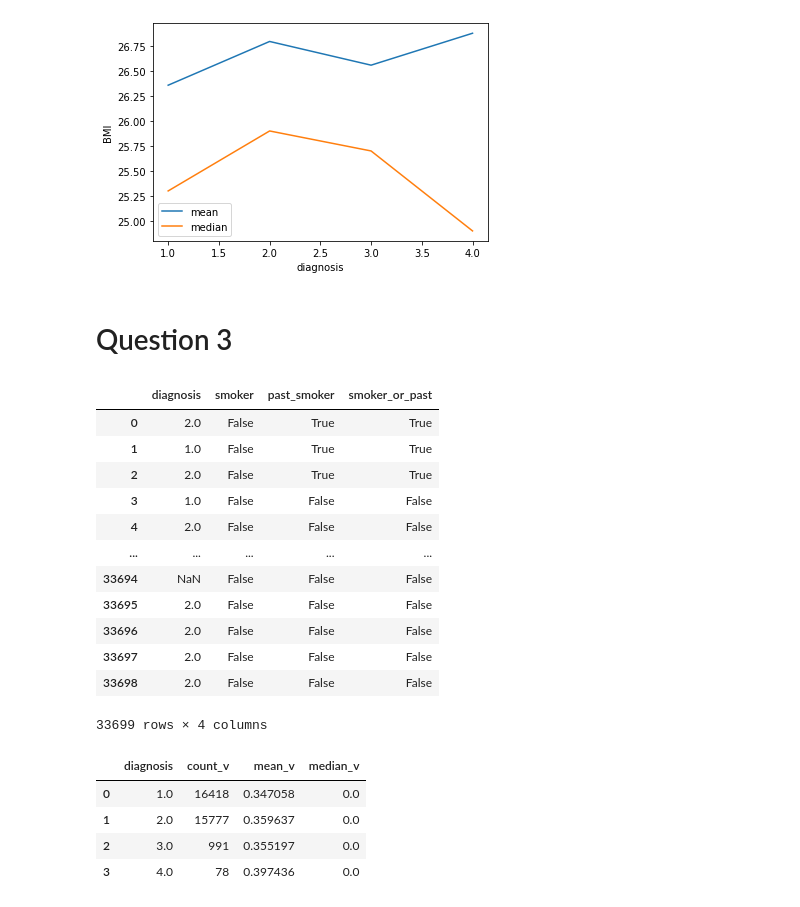
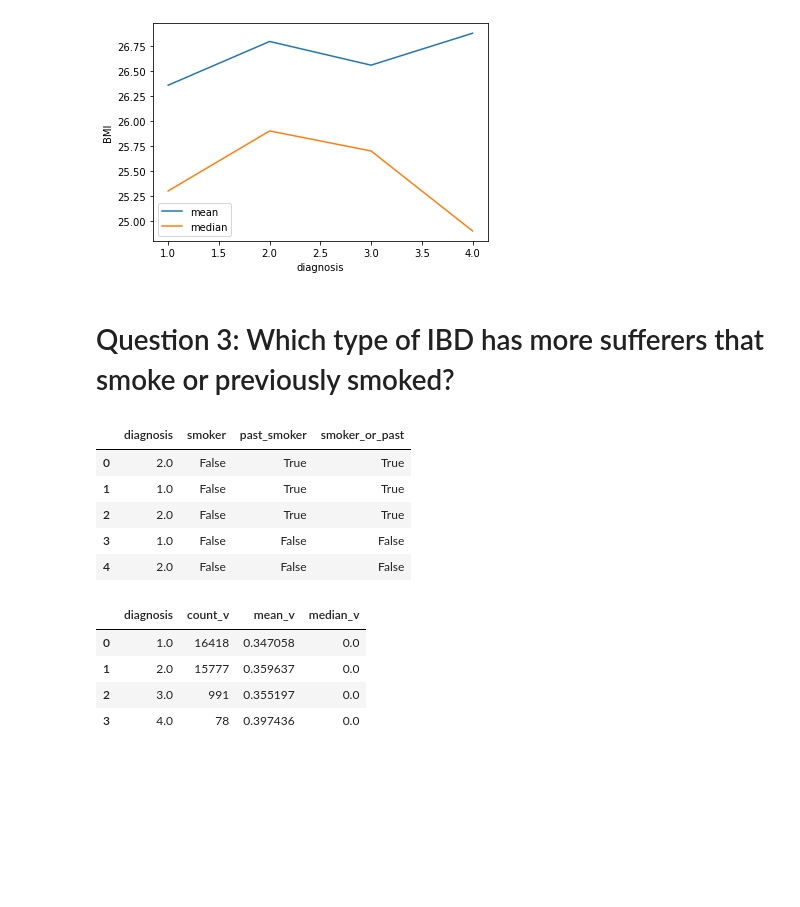
Before and after one commit to ahmed-isar/IBD-disease, a Jupyter notebook: solution.ipynb, the cells around one changed output. Cells and saved outputs as stored; diff of their text form; code cells hidden in the pictures; blank space fills up the shorter version.

```diff
--- a/solution.ipynb
+++ b/solution.ipynb
@@ -50,5 +50,4 @@ def bmi_to_cat(bmi):
     else:
         cat = 'severely obese'
     return cat
-data['bmi_categories'] = data['bmi'].apply(bmi_to_cat)
 # %%
@@ -143,27 +143,20 @@ plt.ylabel('BMI')
 Text(0, 0.5, 'BMI')
 [figure]
 # %% [markdown]
-# Question 3
+# Question 3: Which type of IBD has more sufferers that smoke or previously smoked?
 # %%
 data_q3 = data[['diagnosis', 'smoker', 'past_smoker']].copy()
 data_q3.smoker = data_q3.smoker == 'Yes'
 data_q3.past_smoker = data_q3.past_smoker == 'Yes'
 data_q3['smoker_or_past'] = np.logical_or(data_q3.smoker, data_q3.past_smoker)
-data_q3
+data_q3.head()
 # %% [output]
 |  | diagnosis | smoker | past_smoker | smoker_or_past |
 | 0 | 2.0 | False | True | True |
 | 1 | 1.0 | False | True | True |
 | 2 | 2.0 | False | True | True |
 | 3 | 1.0 | False | False | False |
 | 4 | 2.0 | False | False | False |
-| ... | ... | ... | ... | ... |
-| 33694 | NaN | False | False | False |
-| 33695 | 2.0 | False | False | False |
-| 33696 | 2.0 | False | False | False |
-| 33697 | 2.0 | False | False | False |
-| 33698 | 2.0 | False | False | False |
-33699 rows × 4 columns
 # %%
 data_q3 = data_q3[['diagnosis', 'smoker_or_past']].groupby('diagnosis').agg(['count', 'mean', 'median'])
 data_q3.columns = ['count_v', 'mean_v', 'median_v']
```
Also changed, not shown: parts of 17 cells of this notebook.
